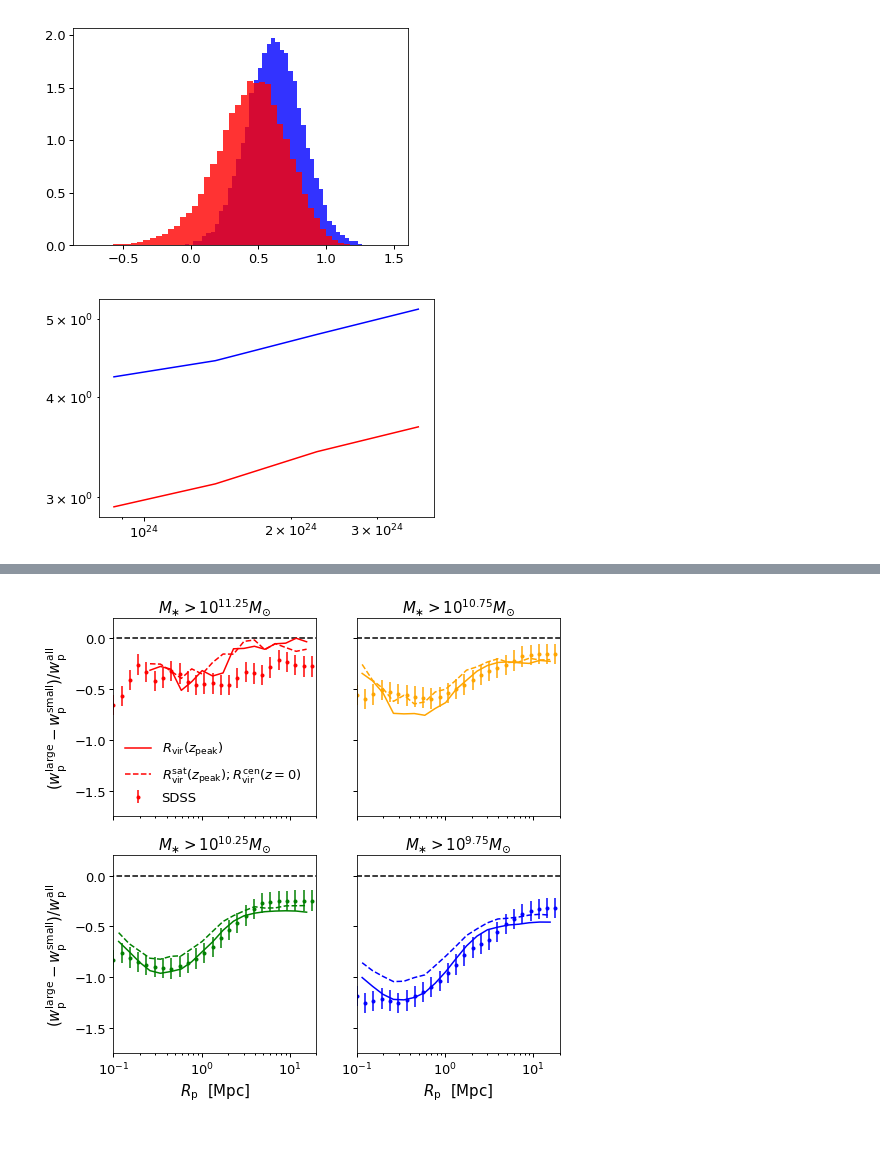
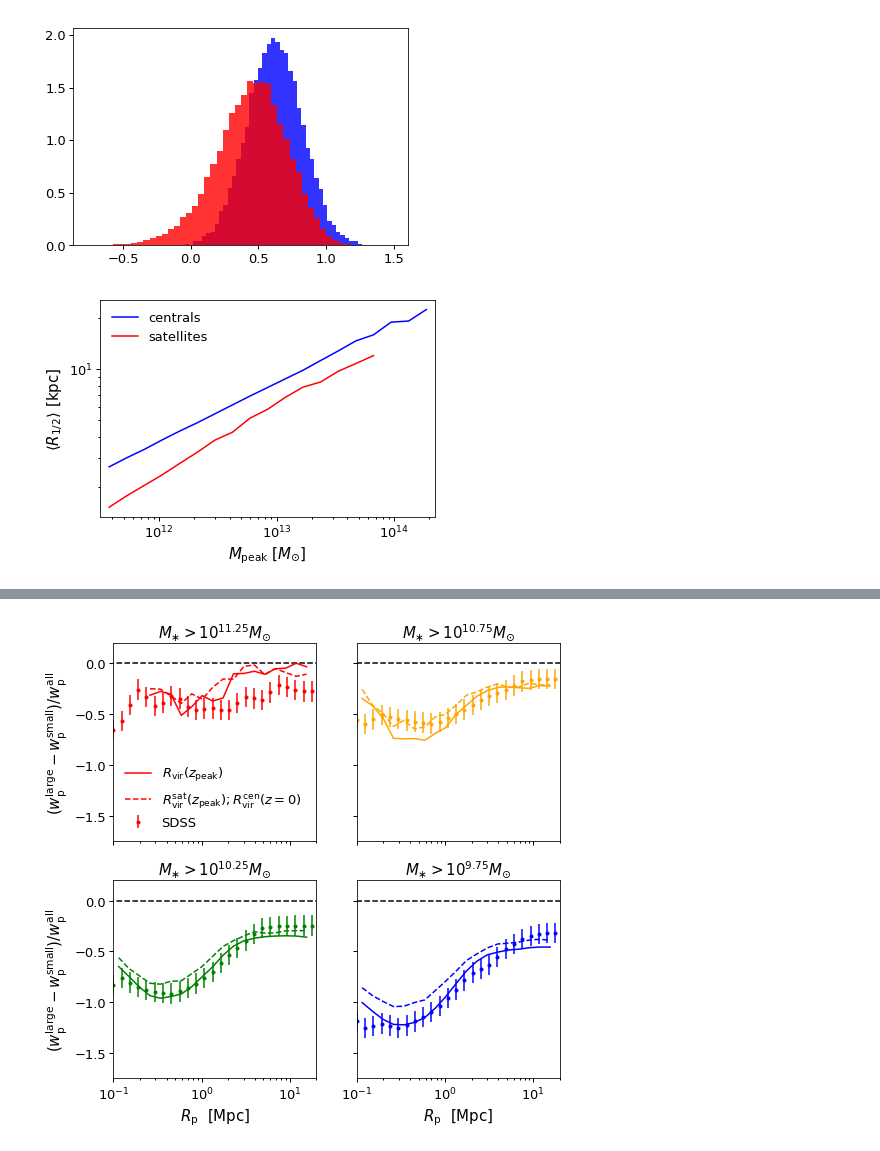
Before and after one commit to aphearin/galsize_models, a Jupyter notebook: notebooks/simple_composite_size_modeling.ipynb, the cells around one changed output, grey strips where cells are left out. Saved outputs shown, nothing was run; the diff lists cells and outputs as text; code cells hidden in the pictures.

```diff
--- a/notebooks/simple_composite_size_modeling.ipynb
+++ b/notebooks/simple_composite_size_modeling.ipynb
@@ -207,16 +187,23 @@ __=ax.hist(np.log10(sats['r50']), bins=50, normed=True, alpha=0.8, color='red')
 # %% [output]
 [figure]
 # %%
-mpeak_bins = np.logspace(11.5, 14, 25)
-mpeak_mids = 10**(np.log10(mpeak_bins[:-1]) + np.log10(mpeak_bins[1:]))
+all_cens = mock[mock['upid']==-1]
+all_sats = mock[mock['upid']!=-1]
+mpeak_bins = np.logspace(11.5, 14.35, 20)
+mpeak_mids = 10**(0.5*(np.log10(mpeak_bins[:-1]) + np.log10(mpeak_bins[1:])))
 
-median_size_cens, __, __ = binned_statistic(cens['mpeak'], cens['r50'], bins=mpeak_bins)
-median_size_sats, __, __ = binned_statistic(sats['mpeak'], sats['r50'], bins=mpeak_bins)
+median_size_cens, __, __ = binned_statistic(all_cens['mpeak'], all_cens['r50'], bins=mpeak_bins)
+median_size_sats, __, __ = binned_statistic(all_sats['mpeak'], all_sats['r50'], bins=mpeak_bins)
 
 fig, ax = plt.subplots(1, 1)
 __=ax.loglog()
 
-__=ax.plot(mpeak_mids, median_size_cens, color='blue')
-__=ax.plot(mpeak_mids, median_size_sats, color='red')
+xlim = ax.set_xlim(mpeak_bins.min(), mpeak_bins.max())
+
+__=ax.plot(mpeak_mids, median_size_cens, color='blue', label='centrals')
+__=ax.plot(mpeak_mids[:-3], median_size_sats[:-3], color='red', label='satellites')
+xlabel = ax.set_xlabel(r'$M_{\rm peak}$ $[M_{\odot}]$')
+ylabel = ax.set_ylabel(r'$\langle R_{1/2}\rangle$ $[{\rm kpc}]$')
+legend = ax.legend()
 # %% [output]
-[figure, old version]
+[figure, new version]
```
Also changed, not shown: parts of 10 cells of this notebook.
